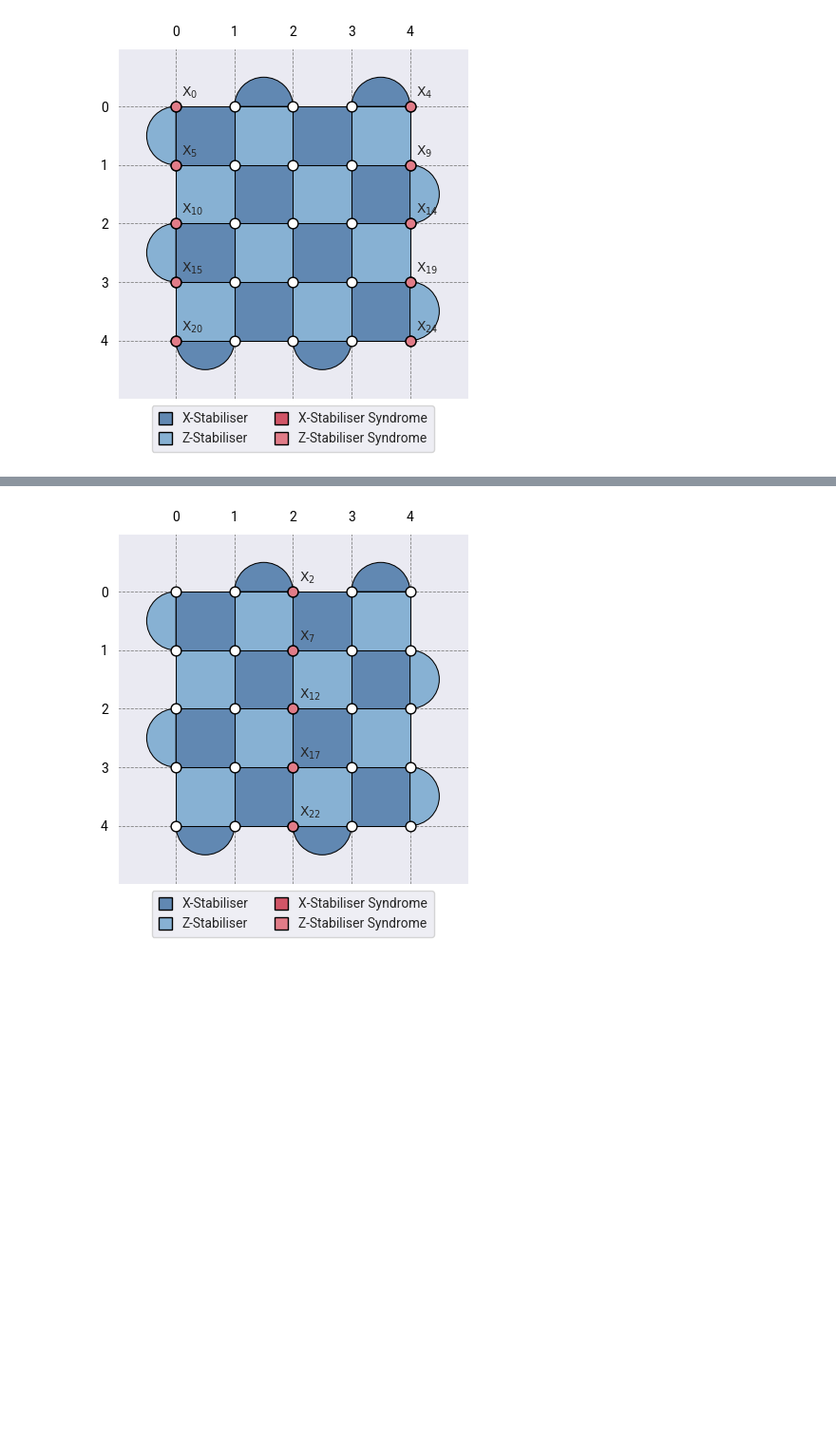
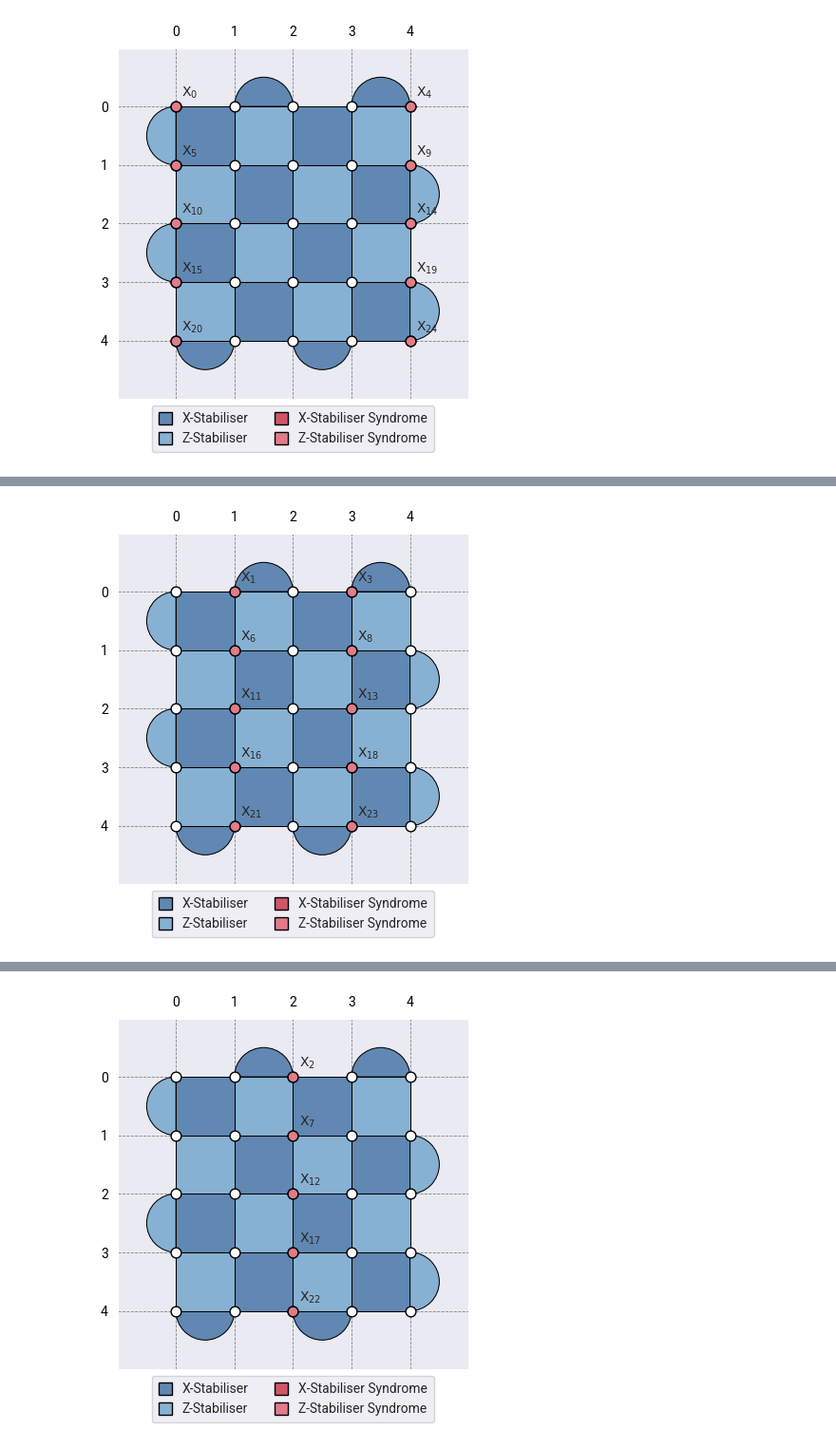
Before and after one commit to jfoliveiraramos/stablq, a Jupyter notebook: notebooks/tutorial/notebook.ipynb, the cells around one changed output, grey strips where cells are left out. Shown at 95% size. Cells and saved outputs as stored; diff of their text form; code cells hidden in the pictures; blank space fills up the shorter version.

```diff
--- a/notebooks/tutorial/notebook.ipynb
+++ b/notebooks/tutorial/notebook.ipynb
@@ -644,0 +647,10 @@ l.show()
+# %%
+l[X_stabilizers_indices[4]].X()
+l[X_stabilizers_indices[10]].X()
+l[X_stabilizers_indices[3]].X()
+l[X_stabilizers_indices[7]].X()
+l[X_stabilizers_indices[9]].X()
+
+l.show()
+# %% [output]
+[figure, added]
```
Also changed, not shown: parts of 3 cells of this notebook.
